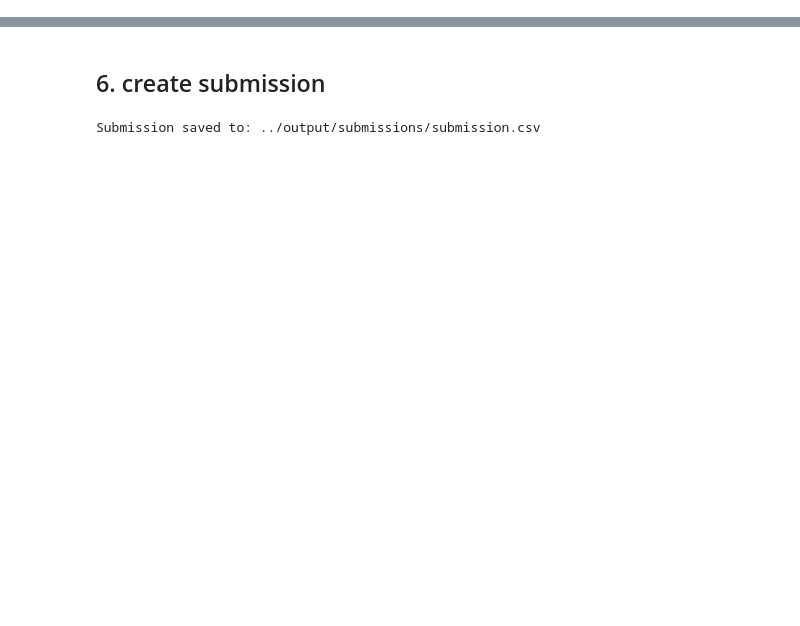
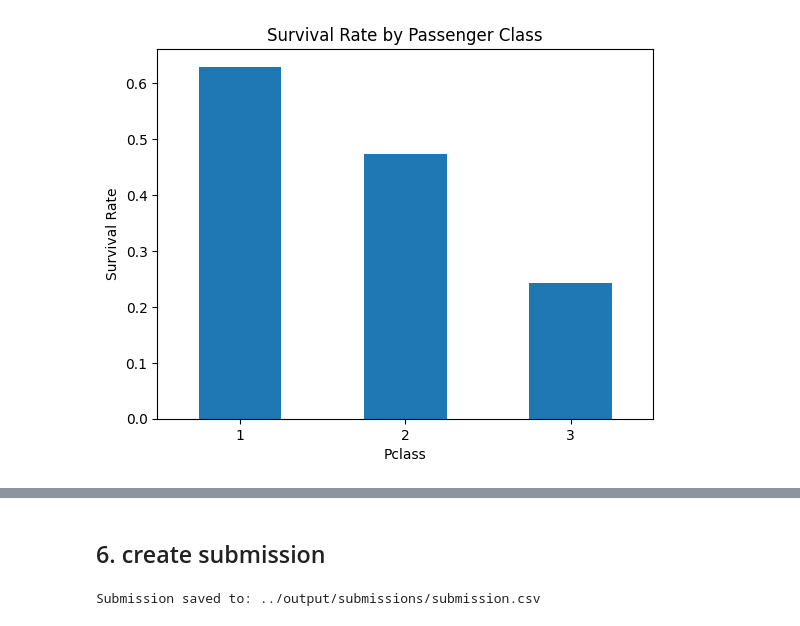
Before and after one commit to saljaoui/kaggle-titanic, a Jupyter notebook: notebooks/main.ipynb, the cells around one changed output, grey strips where cells are left out. Cells and saved outputs as stored; diff of their text form; code cells hidden in the pictures; blank space fills up the shorter version.

```diff
--- a/notebooks/main.ipynb
+++ b/notebooks/main.ipynb
@@ -105,0 +142,11 @@ Test shape: (418, 12)
+# %%
+survival_by_class = train_df.groupby("Pclass")["Survived"].mean()
+
+plt.figure()
+survival_by_class.plot(kind="bar")
+plt.title("Survival Rate by Passenger Class")
+plt.ylabel("Survival Rate")
+plt.xticks(rotation=0)
+plt.show()
+# %% [output]
+[figure, added]
```
Also changed, not shown: parts of 31 cells of this notebook, 1 other file.
